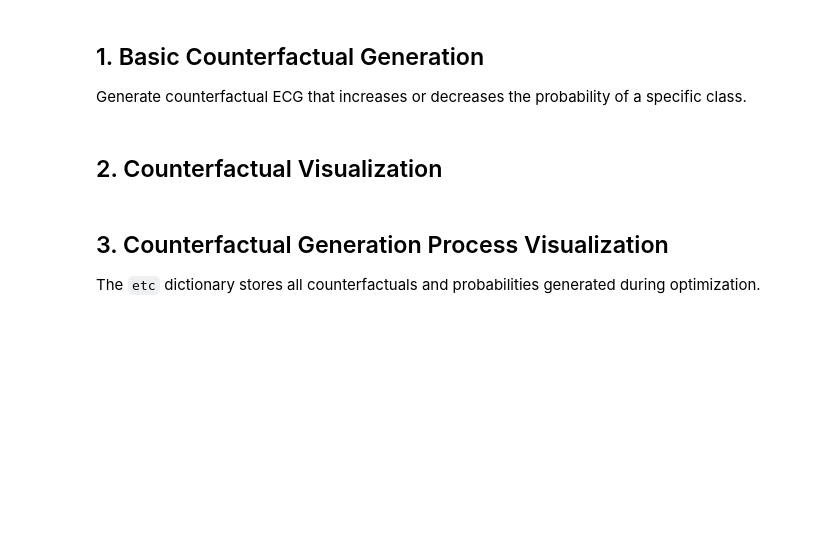
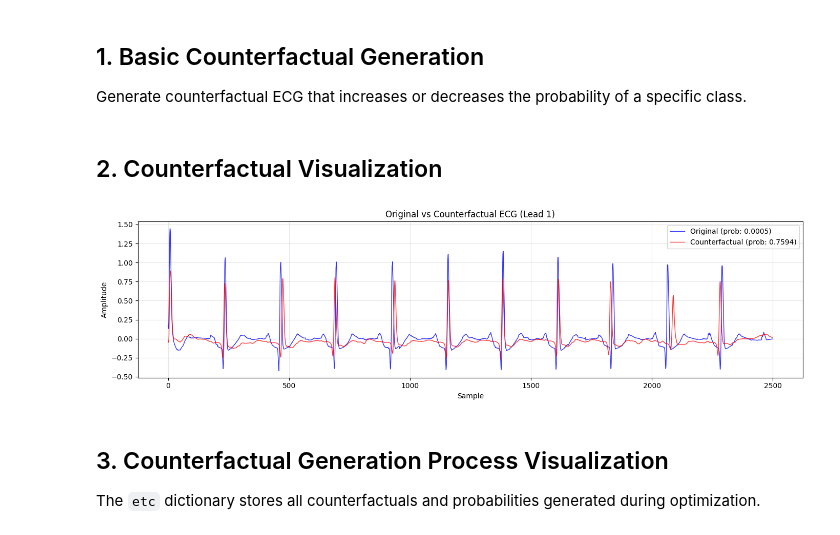
Before and after one commit to MAIResearch/ExECG, a Jupyter notebook: example/counterfactual.ipynb, the cells around one changed output. Saved outputs shown, nothing was run; the diff lists cells and outputs as text; code cells hidden in the pictures; blank space fills up the shorter version.

Commit message:
add visualizer

```diff
--- a/example/counterfactual.ipynb
+++ b/example/counterfactual.ipynb
@@ -4,8 +4,7 @@ import sys
 
 sys.path.append("../")
 
-from execg.misc import get_model
-from samples.models.registry import MODEL_REGISTRY
+from samples.models import get_model, MODEL_REGISTRY
 
 # Check available models
 print(f"Available models: {list(MODEL_REGISTRY.keys())}")
@@ -14,7 +13,6 @@ print(f"Available models: {list(MODEL_REGISTRY.keys())}")
 model = get_model(
     name="afib_binary",
     model_dir="../tmp/models/afib_binary/",
-    registry=MODEL_REGISTRY,
     download=True,
 )
 print(f"Model loaded: {model.__class__.__name__}")
@@ -28,12 +29,12 @@ print(f"Device: {wrapped_model.device}")
 # %%
 # Generator configuration
 generator_dir = "../tmp/models/stylegan/"
-device = "cpu"
+device = "cuda:3"
 
 # Check available generator models
-from execg.counterfactual.models import MODEL_REGISTRY
+from execg.counterfactual.models import MODEL_REGISTRY as GENERATOR_REGISTRY
 
-print(f"Available models: {list(MODEL_REGISTRY.keys())}")
+print(f"Available generators: {list(GENERATOR_REGISTRY.keys())}")
 # %%
 # Load or generate sample ECG data
 import json
@@ -90,7 +92,7 @@ from execg.counterfactual import StyleGANCF
 #   - Data with different sampling rates is automatically resampled
 # download: If True, automatically downloads code and weights from Google Drive when not found
 cf_explainer = StyleGANCF(
-    model=wrapped_model,
+    model=wrapped_model.to(device),
     generator_name="stylegan250",
     model_dir=generator_dir,
     sampling_rate=250,  # Input data sampling rate (500Hz data downsampled by 2x = 250Hz)
@@ -105,20 +111,20 @@ print(f"Generator sampling rate: {cf_explainer.GENERATOR_SAMPLING_RATE} Hz")
 Generate counterfactual ECG that increases or decreases the probability of a specific class.
 # %%
 # Generate Counterfactual
-# target_idx: Output index (class) to change
+# target: Output index (class) to change
 # target_value: Target probability value (0.0 ~ 1.0)
 
-target_idx = 0  # First class
+target = 1  # target class
 target_value = 1.0  # Change to classify as this class
 
 cf_ecg, cf_prob, etc = cf_explainer.explain(
     ecg_tensor,
-    target_idx=target_idx,
+    target=target,
     target_value=target_value,
-    inversion_steps=10,  # W-inversion optimization steps
-    inversion_lr=0.0005,  # W-inversion learning rate
-    cf_steps=500,  # CF generation optimization steps
-    cf_lr=0.0005,  # CF learning rate
+    inversion_steps=1000,  # W-inversion optimization steps
+    inversion_lr=0.001,  # W-inversion learning rate
+    cf_steps=800,  # CF generation optimization steps
+    cf_lr=0.001,  # CF learning rate
     verbose=True,  # Print progress
     show_plot=True,  # Show plot during optimization
 )
@@ -129,13 +135,21 @@ print(f"Counterfactual probability: {cf_prob:.4f}")
 ## 2. Counterfactual Visualization
 # %%
 # Import visualization module and visualize
-from execg.visualization import plot_counterfactual_overlay
+from execg.visualizer import plot_counterfactual_overlay
 
 # Convert original ECG to numpy
-original_ecg_np = ecg_tensor.squeeze(0).numpy()
+original_ecg_np = ecg_tensor.squeeze(0).cpu().numpy()
 
 # Overlay original and counterfactual
-plot_counterfactual_overlay(original_ecg_np, cf_ecg, lead_idx=1)
+plot_counterfactual_overlay(
+    original_ecg_np,
+    cf_ecg,
+    lead_idx=1,
+    original_prob=original_pred[0][1].item(),
+    cf_prob=cf_prob,
+)
+# %% [output]
+[figure, added]
 # %% [markdown]
 ## 3. Counterfactual Generation Process Visualization
 
```
Also changed, not shown: parts of 16 cells of this notebook, 32 other files.
